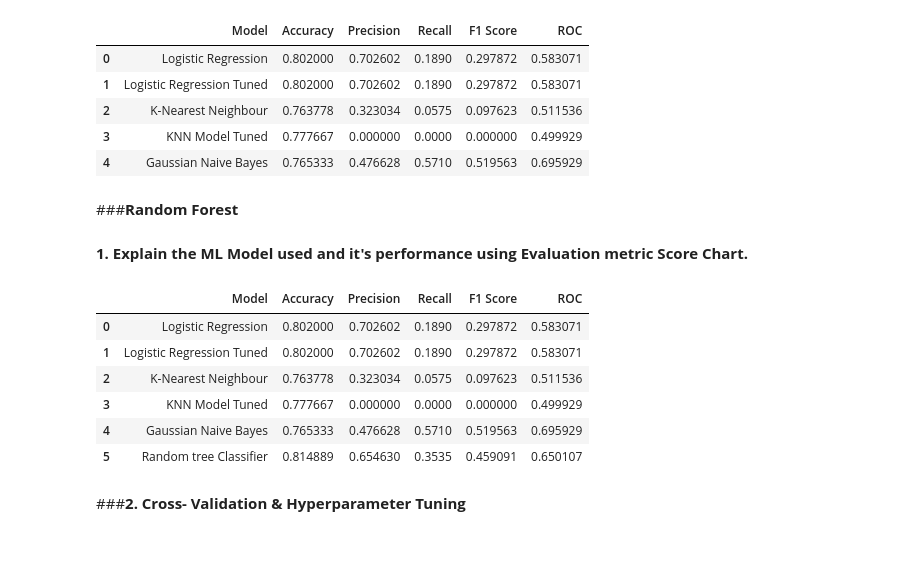
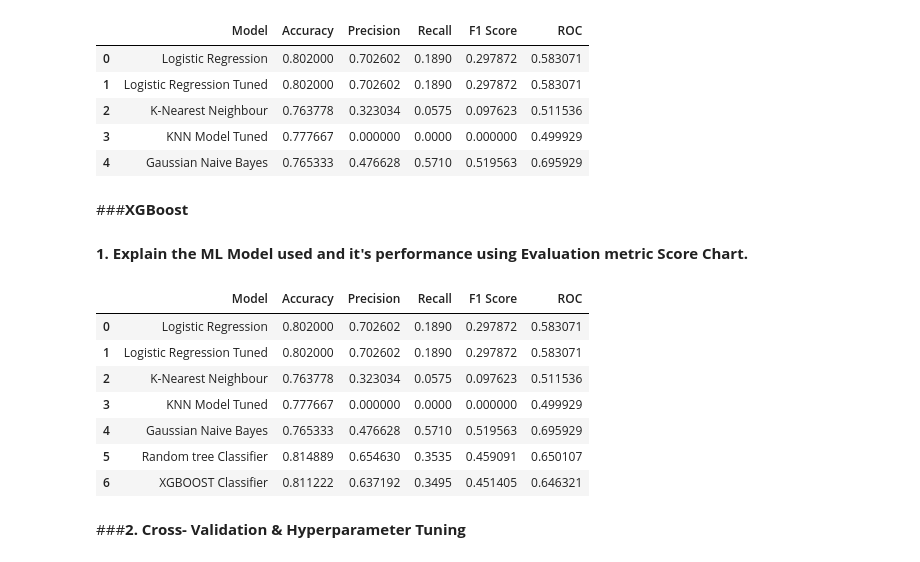
Before and after one commit to shaad4224/credit_card_default_prediction, a Jupyter notebook: Copy_of_credit_card_default_prediction.ipynb, the cells around one changed output. Saved outputs shown, nothing was run; the diff lists cells and outputs as text; code cells hidden in the pictures.

```diff
--- a/Copy_of_credit_card_default_prediction.ipynb
+++ b/Copy_of_credit_card_default_prediction.ipynb
@@ -976,36 +976,37 @@ results
 | 2 | K-Nearest Neighbour | 0.763778 | 0.323034 | 0.0575 | 0.097623 | 0.511536 |
 | 3 | KNN Model Tuned | 0.777667 | 0.000000 | 0.0000 | 0.000000 | 0.499929 |
 | 4 | Gaussian Naive Bayes | 0.765333 | 0.476628 | 0.5710 | 0.519563 | 0.695929 |
-# %% [markdown]
-###**Random Forest**
+# %% [markdown]
+###**XGBoost**
 # %%
-from sklearn.ensemble import RandomForestClassifier
-rfc = RandomForestClassifier(n_estimators = 100,criterion = 'entropy',random_state = 0)
-rfc.fit(x_train,y_train)
-y_pred = rfc.predict(x_test)
+from xgboost import XGBClassifier
+xgb = XGBClassifier()
+xgb.fit(x_train, y_train)
+y_pred =xgb.predict(x_test)
 # %% [markdown]
 **1. Explain the ML Model used and it's performance using Evaluation metric Score Chart.**
 # %%
 
 cm5 = confusion_matrix(y_test, y_pred)
 roc=roc_auc_score(y_test, y_pred)
 acc = accuracy_score(y_test, y_pred)
 prec = precision_score(y_test, y_pred)
 rec = recall_score(y_test, y_pred)
 f1 = f1_score(y_test, y_pred)
 
-model = pd.DataFrame([['Random tree Classifier', acc,prec,rec, f1,roc]],
+model = pd.DataFrame([['XGBOOST Classifier', acc,prec,rec, f1,roc]],
                columns = ['Model', 'Accuracy', 'Precision', 'Recall', 'F1 Score','ROC'])
 results= results.append(model, ignore_index = True)
 results
 # %% [output]
 |  | Model | Accuracy | Precision | Recall | F1 Score | ROC |
 | 0 | Logistic Regression | 0.802000 | 0.702602 | 0.1890 | 0.297872 | 0.583071 |
 | 1 | Logistic Regression Tuned | 0.802000 | 0.702602 | 0.1890 | 0.297872 | 0.583071 |
 | 2 | K-Nearest Neighbour | 0.763778 | 0.323034 | 0.0575 | 0.097623 | 0.511536 |
 | 3 | KNN Model Tuned | 0.777667 | 0.000000 | 0.0000 | 0.000000 | 0.499929 |
 | 4 | Gaussian Naive Bayes | 0.765333 | 0.476628 | 0.5710 | 0.519563 | 0.695929 |
 | 5 | Random tree Classifier | 0.814889 | 0.654630 | 0.3535 | 0.459091 | 0.650107 |
+| 6 | XGBOOST Classifier | 0.811222 | 0.637192 | 0.3495 | 0.451405 | 0.646321 |
 # %% [markdown]
 ###**2. Cross- Validation & Hyperparameter Tuning**
 # %%
```
Also changed, not shown: parts of 7 cells of this notebook.
